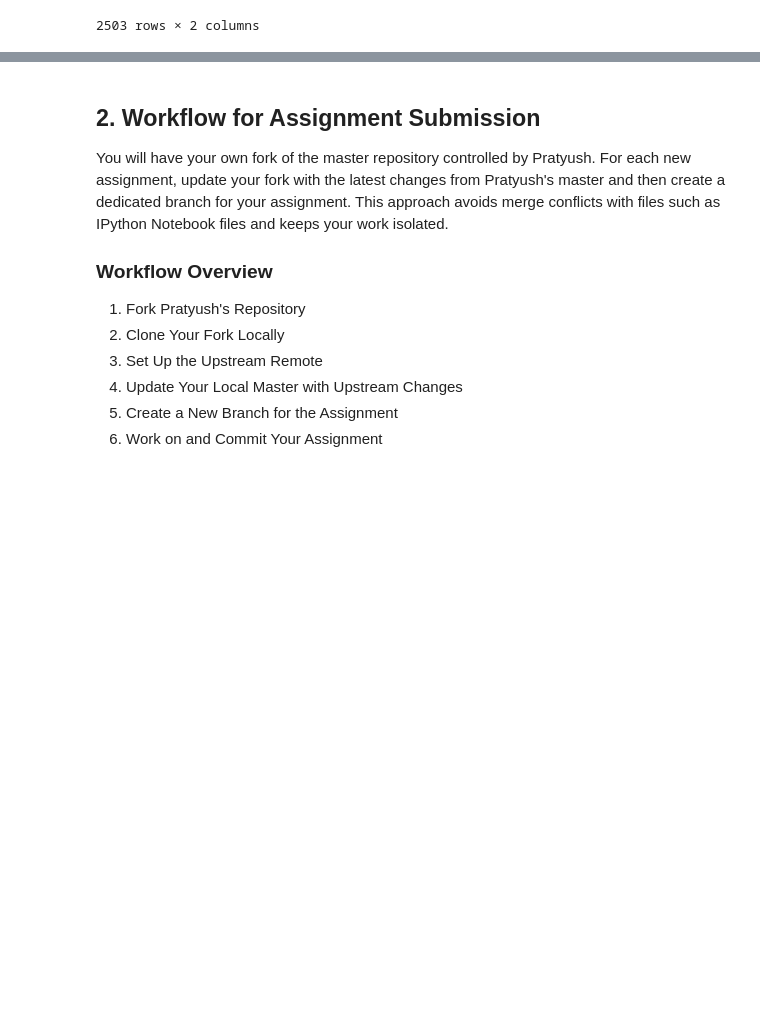
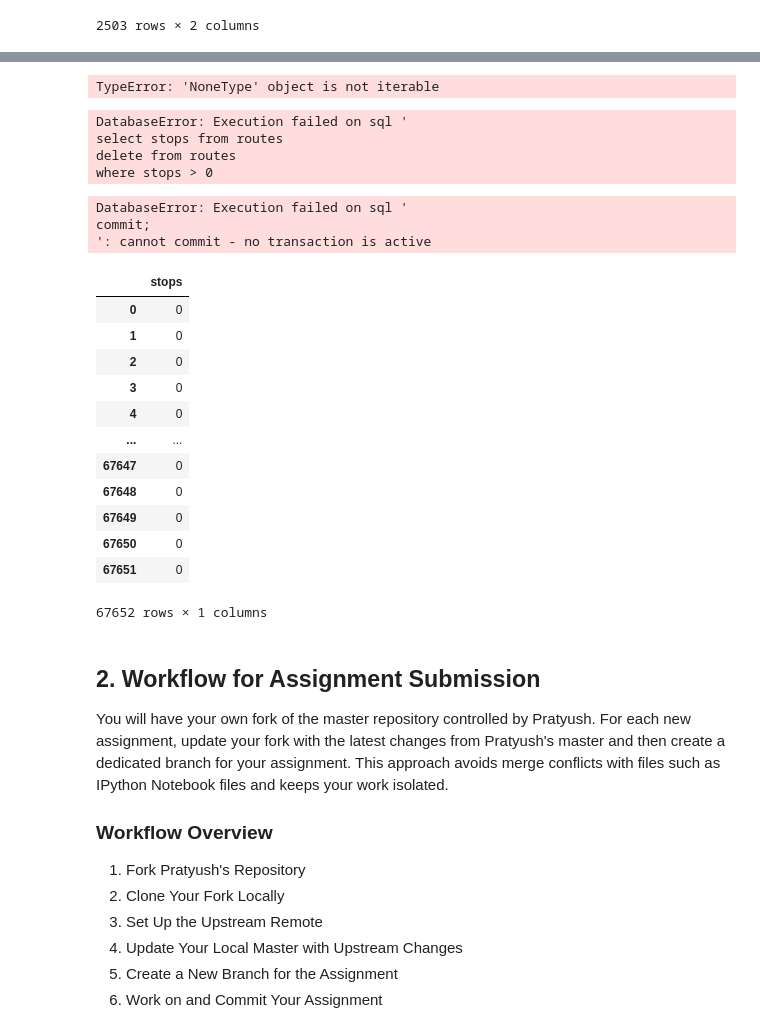
Before and after one commit to vivagrace/data_alchemy_assignments, a Jupyter notebook: Wk2_SQL.ipynb, the cells around one changed output, grey strips where cells are left out. Drawn from its saved outputs; the diff is of its cells as text; code cells hidden in the pictures; blank space fills up the shorter version.

```diff
--- a/Wk2_SQL.ipynb
+++ b/Wk2_SQL.ipynb
@@ -377,3 +424,57 @@ df
+# %%
+begin_q = """
+begin transaction;
+"""
+df = pd.read_sql_query(begin_q, conn)
+df
+#Begin transaction
+# %% [output]
+TypeError: 'NoneType' object is not iterable
+# %%
+
+q9 = """
+select stops from routes
+delete from routes
+where stops > 0
+"""
+
+df = pd.read_sql_query(q9, conn)
+df
+# %% [output]
+DatabaseError: Execution failed on sql '
+select stops from routes
+delete from routes
+where stops > 0
+# %%
+commit_q = """
+commit;
+"""
+df = pd.read_sql_query(commit_q, conn)
+df
+# %% [output]
+DatabaseError: Execution failed on sql '
+commit;
+': cannot commit - no transaction is active
+# %%
+check = """
+select stops from routes
+"""
+df = pd.read_sql_query(check, conn)
+df
+# %% [output]
+|  | stops |
+| 0 | 0 |
+| 1 | 0 |
+| 2 | 0 |
+| 3 | 0 |
+| 4 | 0 |
+| ... | ... |
+| 67647 | 0 |
+| 67648 | 0 |
+| 67649 | 0 |
+| 67650 | 0 |
+| 67651 | 0 |
+67652 rows × 1 columns
 # %% [markdown]
 ## 2. Workflow for Assignment Submission
 
```
Also changed, not shown: parts of 8 cells of this notebook, 1 other file.
